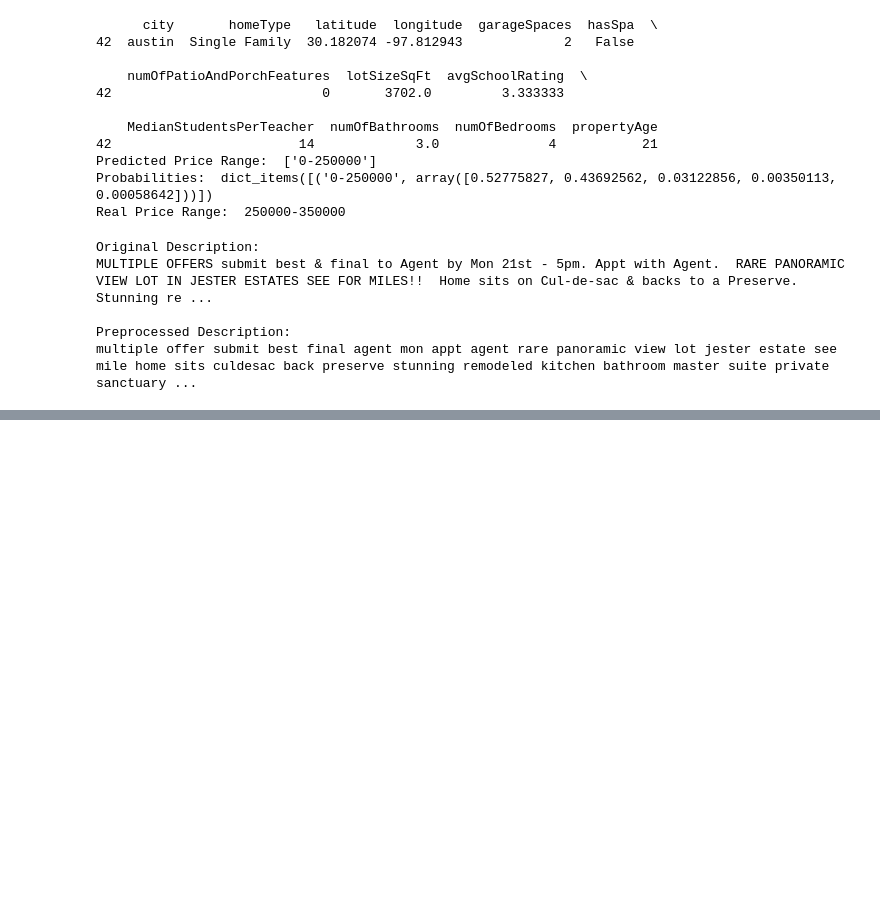
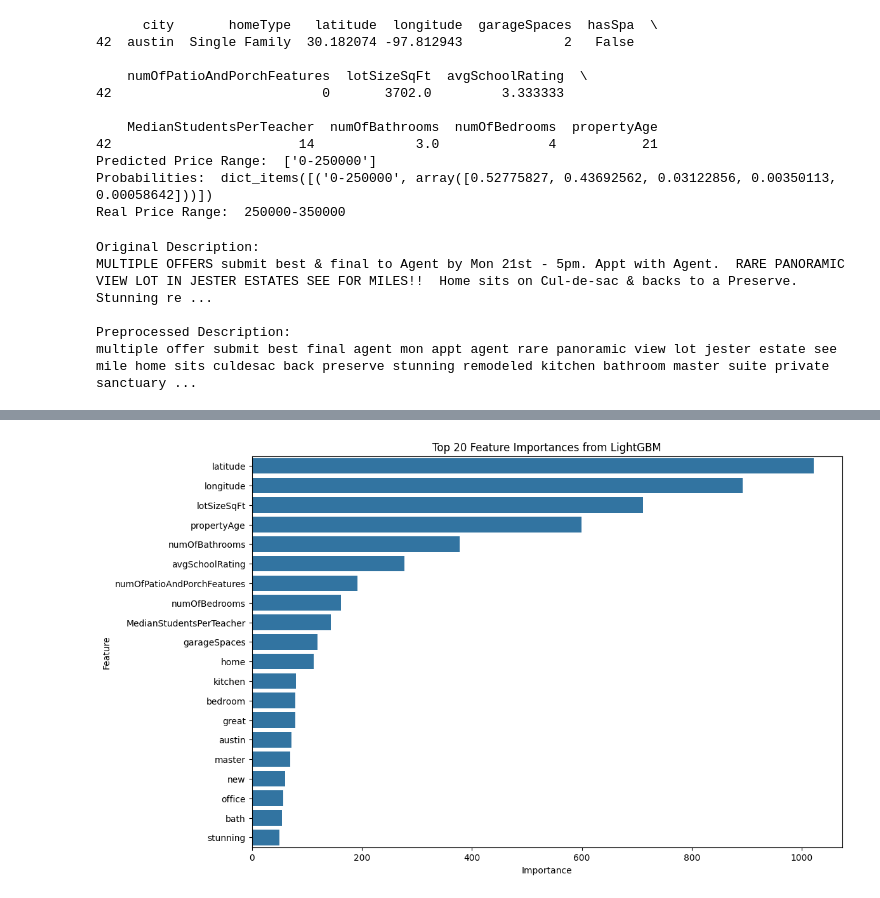
Before and after one commit to glopezzz/ML_challenge_FS, a Jupyter notebook: first_approach.ipynb, the cells around one changed output, grey strips where cells are left out. Saved outputs shown, nothing was run; the diff lists cells and outputs as text; code cells hidden in the pictures; blank space fills up the shorter version.

```diff
--- a/first_approach.ipynb
+++ b/first_approach.ipynb
@@ -426,6 +426,7 @@ final_pipeline = Pipeline(
     )
 
 X_full = df_proc.drop(['priceRange','priceRange_encoded','description_length'], axis=1)
+X_full.fillna('',inplace=True)
 
 X_train_full, X_test_full, y_train_full, y_test_full = train_test_split(
     X_full, y_encoded, test_size = 0.2, random_state=42, stratify=y_encoded
@@ -435,6 +436,6 @@ final_pipeline.fit(X_train_full, y_train_full)
 
 y_pred_full = final_pipeline.predict(X_test_full)
 
-f1_final = f1_score(y_pred=y_pred_full, y_true=y_test_full)
+f1_final = f1_score(y_pred=y_pred_full, y_true=y_test_full, average='weighted')
 acc_final = accuracy_score(y_pred=y_pred_full, y_true=y_test_full)
 # %% [output]
@@ -454,0 +474,22 @@ print('Accuracy: ',acc_final)
+# %%
+# Analyze feature importance from LightGBM
+feature_names = list(numerical_cols) + \
+                list(final_pipeline.named_steps['preprocessor']
+                     .named_transformers_['cat']
+                     .get_feature_names_out(categorical_cols)) + \
+                list(final_pipeline.named_steps['preprocessor']
+                     .named_transformers_['nlp']
+                     .get_feature_names_out('description'))
+feature_importances = final_pipeline.named_steps['classifier'].feature_importances_
+
+# Create a DataFrame for feature importances
+importance_df = pd.DataFrame({'Feature': feature_names, 'Importance': feature_importances})
+importance_df = importance_df.sort_values(by='Importance', ascending=False)
+
+# Plot feature importances
+plt.figure(figsize=(12, 8))
+sns.barplot(x='Importance', y='Feature', data=importance_df.head(20))
+plt.title('Top 20 Feature Importances from LightGBM')
+plt.show()
+# %% [output]
+[figure, added]
```
Also changed, not shown: parts of 2 cells of this notebook.
